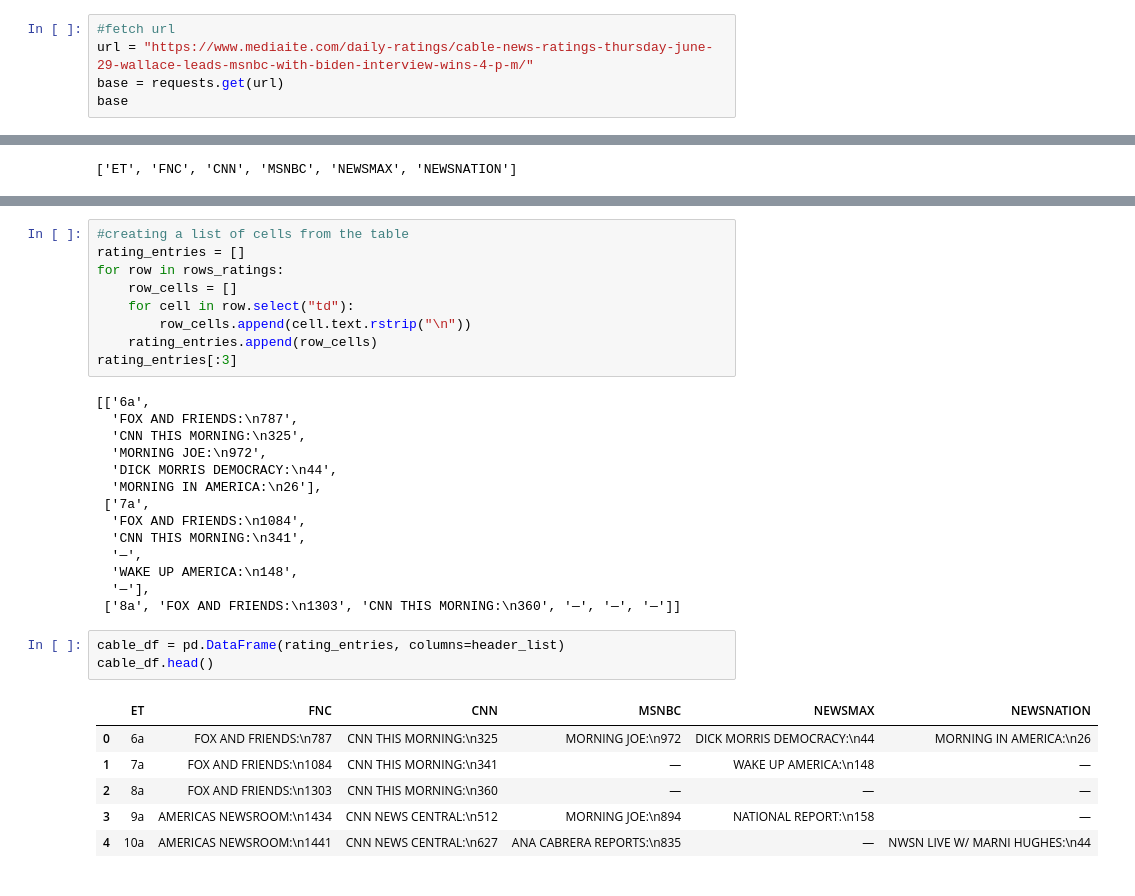
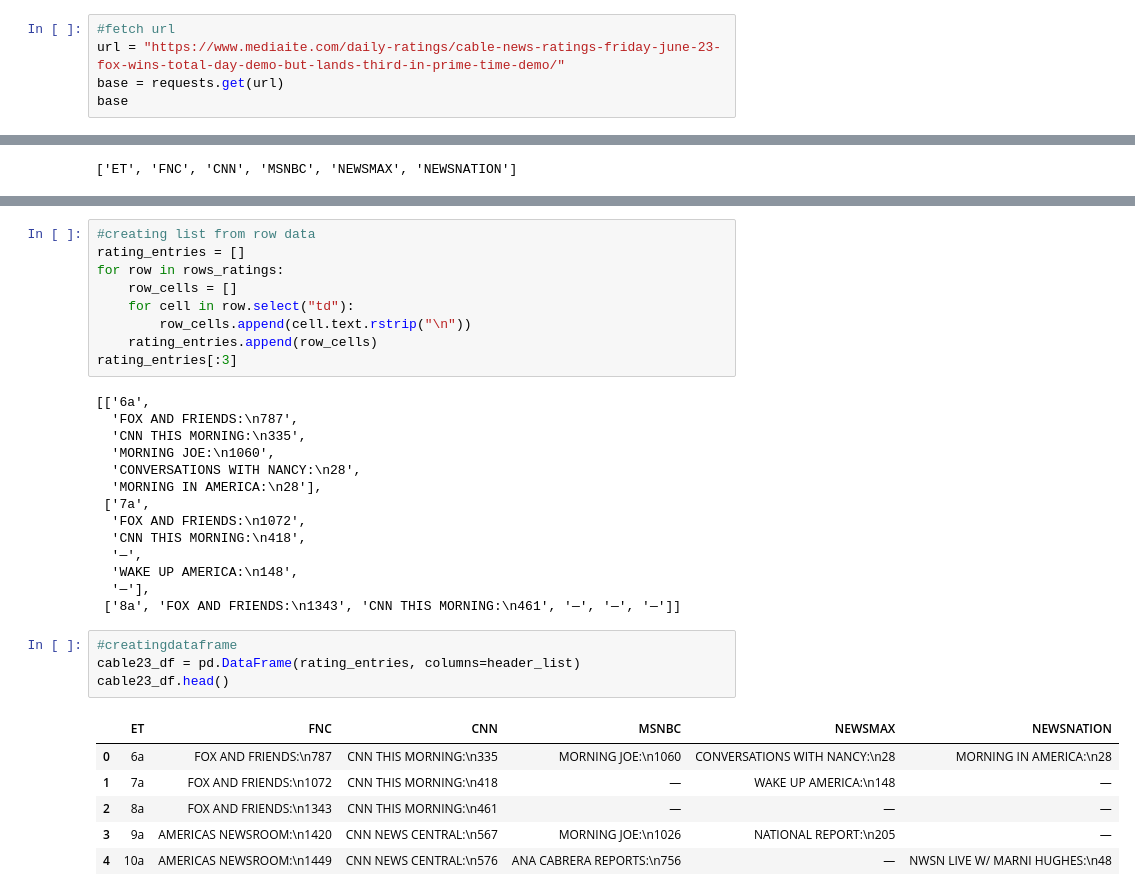
Before and after one commit to niallsimonian/Lede-Project-2, a Jupyter notebook: jupyter notebooks/23cableratings.ipynb, the cells around one changed output, grey strips where cells are left out. Saved outputs shown, nothing was run; the diff lists cells and outputs as text.

```diff
--- a/cableratingsjune29.ipynb
+++ b/jupyter notebooks/23cableratings.ipynb
@@ -5,7 +5,7 @@ import pandas as pd
 from bs4 import BeautifulSoup
 # %%
 #fetch url
-url = "https://www.mediaite.com/daily-ratings/cable-news-ratings-thursday-june-29-wallace-leads-msnbc-with-biden-interview-wins-4-p-m/"
+url = "https://www.mediaite.com/daily-ratings/cable-news-ratings-friday-june-23-fox-wins-total-day-demo-but-lands-third-in-prime-time-demo/"
 base = requests.get(url)
 base
 # %% [output]
@@ -73,6 +73,6 @@ print(rows_ratings)
 </tr>]
 # %%
-#creating a list of cells from the table
+#creating list from row data
 rating_entries = []
 for row in rows_ratings:
     row_cells = []
@@ -83,24 +83,25 @@ rating_entries[:3]
 # %% [output]
 [['6a',
   'FOX AND FRIENDS:\n787',
-  'CNN THIS MORNING:\n325',
-  'MORNING JOE:\n972',
-  'DICK MORRIS DEMOCRACY:\n44',
-  'MORNING IN AMERICA:\n26'],
+  'CNN THIS MORNING:\n335',
+  'MORNING JOE:\n1060',
+  'CONVERSATIONS WITH NANCY:\n28',
+  'MORNING IN AMERICA:\n28'],
  ['7a',
-  'FOX AND FRIENDS:\n1084',
-  'CNN THIS MORNING:\n341',
+  'FOX AND FRIENDS:\n1072',
+  'CNN THIS MORNING:\n418',
   '—',
   'WAKE UP AMERICA:\n148',
   '—'],
- ['8a', 'FOX AND FRIENDS:\n1303', 'CNN THIS MORNING:\n360', '—', '—', '—']]
+ ['8a', 'FOX AND FRIENDS:\n1343', 'CNN THIS MORNING:\n461', '—', '—', '—']]
 # %%
-cable_df = pd.DataFrame(rating_entries, columns=header_list)
-cable_df.head()
+#creatingdataframe
+cable23_df = pd.DataFrame(rating_entries, columns=header_list)
+cable23_df.head()
 # %% [output]
 |  | ET | FNC | CNN | MSNBC | NEWSMAX | NEWSNATION |
-| 0 | 6a | FOX AND FRIENDS:\n787 | CNN THIS MORNING:\n325 | MORNING JOE:\n972 | DICK MORRIS DEMOCRACY:\n44 | MORNING IN AMERICA:\n26 |
-| 1 | 7a | FOX AND FRIENDS:\n1084 | CNN THIS MORNING:\n341 | — | WAKE UP AMERICA:\n148 | — |
-| 2 | 8a | FOX AND FRIENDS:\n1303 | CNN THIS MORNING:\n360 | — | — | — |
-| 3 | 9a | AMERICAS NEWSROOM:\n1434 | CNN NEWS CENTRAL:\n512 | MORNING JOE:\n894 | NATIONAL REPORT:\n158 | — |
-| 4 | 10a | AMERICAS NEWSROOM:\n1441 | CNN NEWS CENTRAL:\n627 | ANA CABRERA REPORTS:\n835 | — | NWSN LIVE W/ MARNI HUGHES:\n44 |
+| 0 | 6a | FOX AND FRIENDS:\n787 | CNN THIS MORNING:\n335 | MORNING JOE:\n1060 | CONVERSATIONS WITH NANCY:\n28 | MORNING IN AMERICA:\n28 |
+| 1 | 7a | FOX AND FRIENDS:\n1072 | CNN THIS MORNING:\n418 | — | WAKE UP AMERICA:\n148 | — |
+| 2 | 8a | FOX AND FRIENDS:\n1343 | CNN THIS MORNING:\n461 | — | — | — |
+| 3 | 9a | AMERICAS NEWSROOM:\n1420 | CNN NEWS CENTRAL:\n567 | MORNING JOE:\n1026 | NATIONAL REPORT:\n205 | — |
+| 4 | 10a | AMERICAS NEWSROOM:\n1449 | CNN NEWS CENTRAL:\n576 | ANA CABRERA REPORTS:\n756 | — | NWSN LIVE W/ MARNI HUGHES:\n48 |
```
Also changed, not shown: parts of 5 cells of this notebook, 40 other files.
